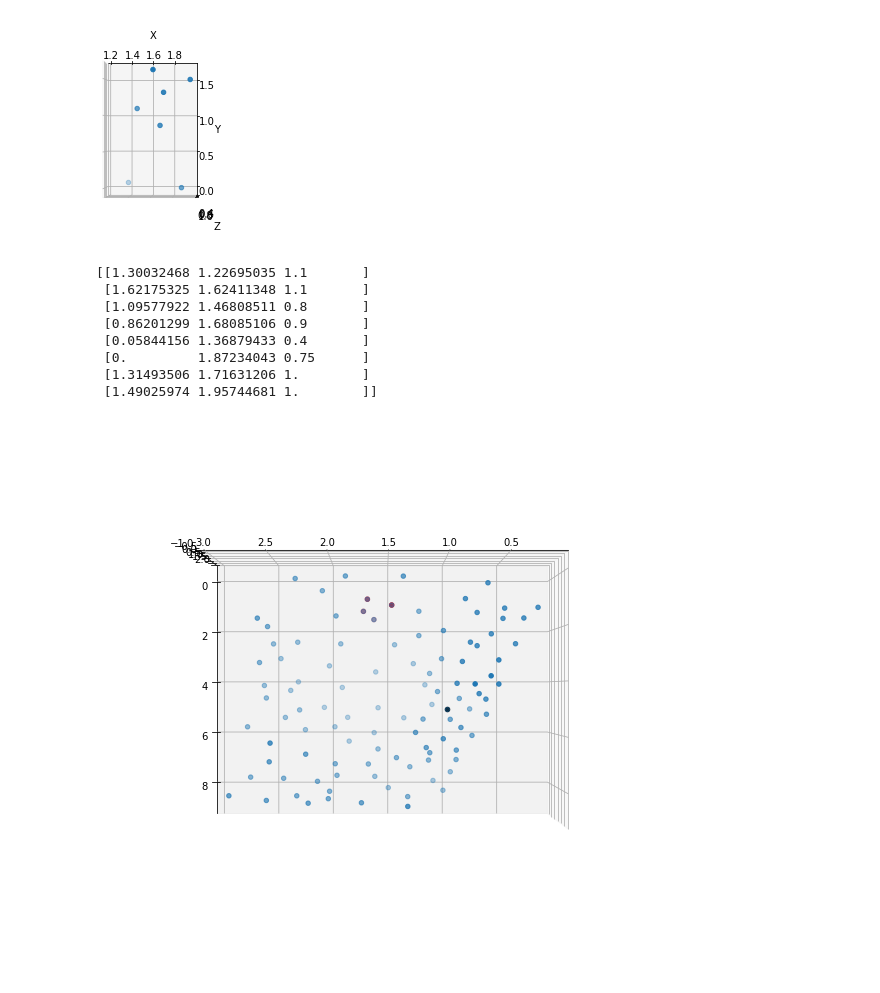
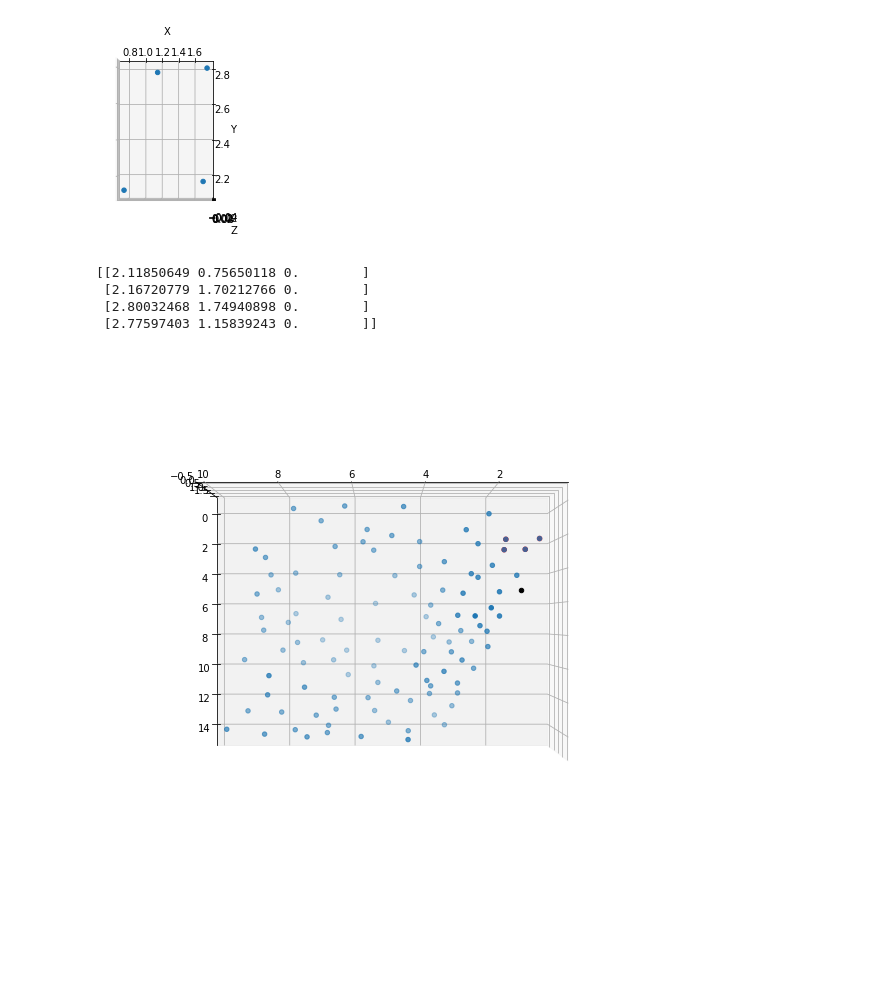
Before and after one commit to borglab/GTDynamics, a Jupyter notebook: python/notebooks/graph_search_testing_edited.ipynb, the cells around one changed output. Saved outputs shown, nothing was run; the diff lists cells and outputs as text; code cells hidden in the pictures; blank space fills up the shorter version.

Commit message:
experiment with graph ratios and configs that work

```diff
--- a/python/notebooks/graph_search_testing_edited.ipynb
+++ b/python/notebooks/graph_search_testing_edited.ipynb
@@ -44,14 +44,24 @@ def points_from_image():
 
     y_height = 9
     x_height = 3
+    z_height = 1
+
+    y_height = 15
+    x_height = 5
+    z_height = 1.5
+
+    y_height = 15
+    x_height = 10
+    z_height = 1.5
 
     # y_height = 30
     # x_height = 10
+    # z_height = 3
 
     # scale for 4ft long arms
     points[:, 0] = points[:, 0] / (616/y_height)  # 616 -> 30
     points[:, 1] = points[:, 1] / (423/x_height)  # 423 - > 10
-    points[:, 2] = points[:, 2]  # 3 (-1 - 2ft )
+    points[:, 2] = points[:, 2] / (3 / z_height) # 3 (-1 - 2ft )
 
     # flip x axis so that it goes 0 to 30, down to up
     points[:, 0] = np.max(points[:, 0]) - points[:, 0]
@@ -119,26 +131,40 @@ def plot_points(points):
 # %%
 points = points_from_image()
 # Determine starting footholds
-points = points[np.where(points[:, 0] < 2)]
-points = points[np.where(points[:, 1] > 1)]
+points = points[np.where(points[:, 0] < 3)]
+# points = points[np.where(points[:, 1] > 1)]
 points = points[np.where(points[:, 1] < 2)]
 plot_points(points)
 print(points)
-# right_hand = [1.49025974, 1.95744681, 1.0]
-right_hand = [1.31493506, 1.71631206, 1.0]
-right_foot = [0.86201299, 1.68085106, 0.9]
-left_hand =  [1.62175325, 1.62411348, 1.1]
-left_foot = [1.09577922, 1.46808511, 0.8]
+# # right_hand = [1.49025974, 1.95744681, 0.33333333]
+# right_hand = [1.31493506, 1.71631206, 0.33333333]
+# right_foot = [0.86201299, 1.68085106, 0.3]
+# left_hand =  [1.62175325, 1.62411348, 0.36666667]
+# left_foot = [1.09577922, 1.46808511, 0.26666667]
+
+# # ratios: 9, 3, 1
+# right_hand = [1.68019481, 0.5248227,  0.0]
+# right_foot = [1.30032468, 0.5106383,  0.0]
+# left_hand =  [1.66558442, 0.34751773, 0.0]
+# left_foot = [1.2711039,  0.22695035, 0.0]
+
+# # ratios: 15, 5, 1.5
+# right_hand = [2.80032468, 0.87470449, 0.0]
+# right_foot = [2.16720779, 0.85106383, 0.0]
+# left_hand = [2.77597403, 0.57919622, 0.0]
+# left_foot = [2.11850649, 0.37825059, 0.0]
+
+# ratios: 15, 10, 1.5
+right_hand = [2.80032468, 1.74940898, 0.0]
+right_foot = [2.16720779, 1.70212766, 0.0]
+left_hand = [2.77597403, 1.15839243, 0.0]
+left_foot = [2.11850649, 0.75650118, 0.0]
 # %% [output]
-[figure, old version]
+[figure, new version]
-[[1.30032468 1.22695035 1.1       ]
- [1.62175325 1.62411348 1.1       ]
- [1.09577922 1.46808511 0.8       ]
- [0.86201299 1.68085106 0.9       ]
- [0.05844156 1.36879433 0.4       ]
- [0.         1.87234043 0.75      ]
- [1.31493506 1.71631206 1.        ]
- [1.49025974 1.95744681 1.        ]]
+[[2.11850649 0.75650118 0.        ]
+ [2.16720779 1.70212766 0.        ]
+ [2.80032468 1.74940898 0.        ]
+ [2.77597403 1.15839243 0.        ]]
 # %%
 # try to automate finding start footholds, didn't work
 
@@ -191,12 +217,6 @@ points = points_from_image()
                #cmap='viridis', edgecolor='none');
 ax.scatter3D(points[:, 1], points[:, 2], points[:, 0])
 
-
-# right_hand = [1.49025974, 1.95744681, 1.0]
-right_hand = [1.31493506, 1.71631206, 1.0]
-right_foot = [0.86201299, 1.68085106, 0.9]
-left_hand =  [1.62175325, 1.62411348, 1.1]
-left_foot = [1.09577922, 1.46808511, 0.8]
 starting_points = np.asarray([tuple(left_foot), tuple(right_foot), tuple(left_hand), tuple(right_hand)])
 
 # # define goal
@@ -232,7 +252,7 @@ ax.view_init(180, 90)
 #ax.set_zlim(0, 600)
 #figure(figsize=(8, 6), dpi=80)
 # %% [output]
-[figure, old version]
+[figure, new version]
 # %%
 # points = points_from_image()
 # points = points / 50
```
Also changed, not shown: parts of 9 cells of this notebook, 2 other files.
